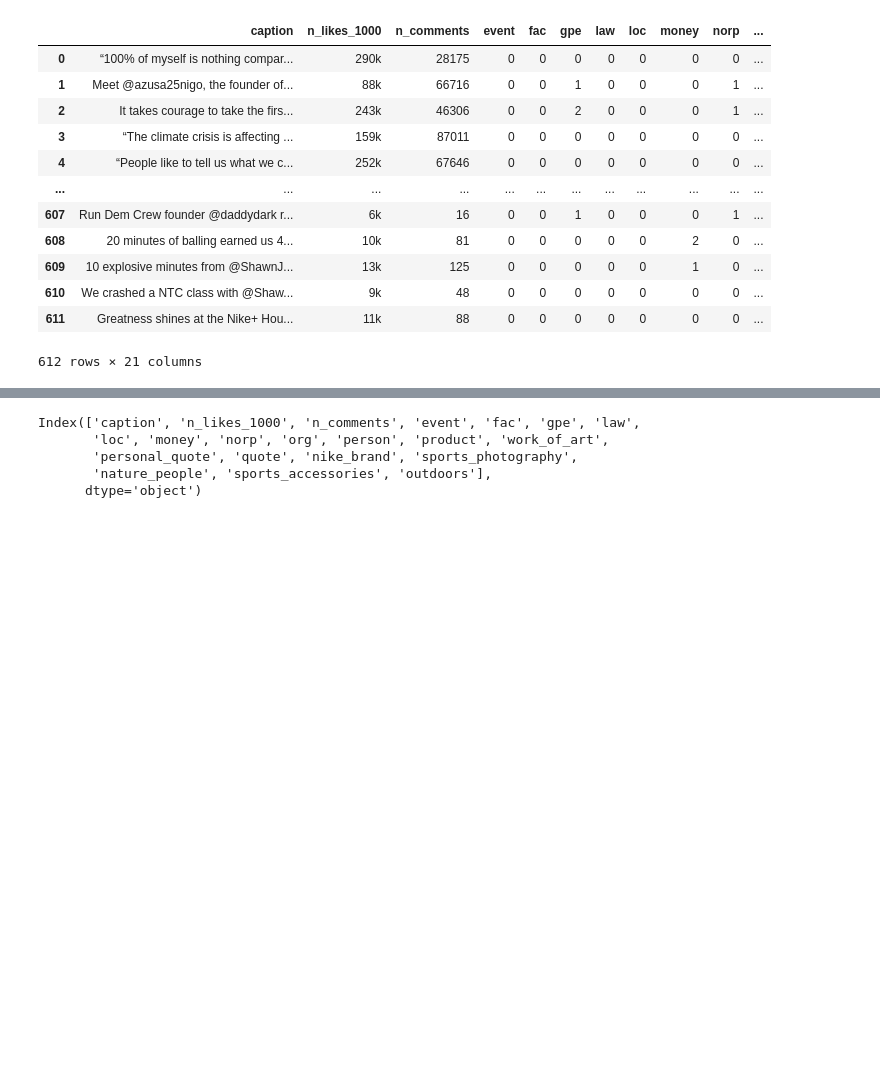
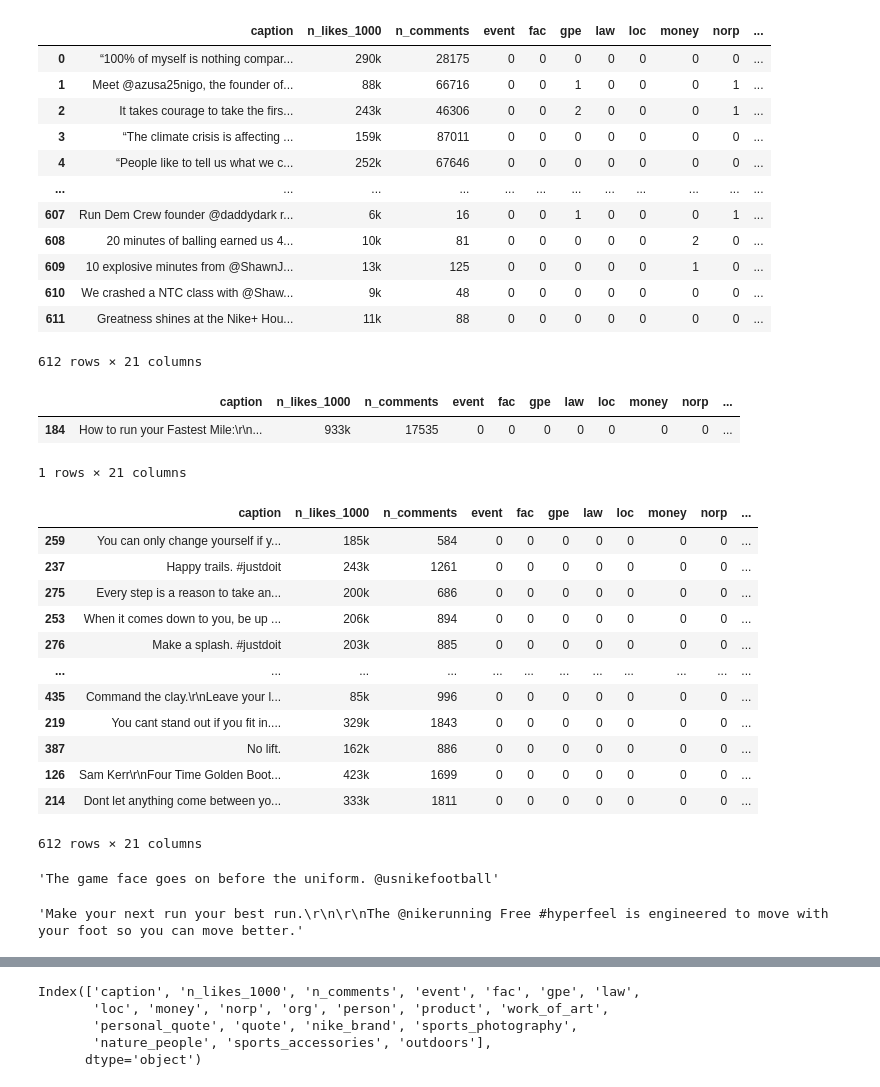
Before and after one commit to vicgpt/Unstructured-Data-Analytics, a Jupyter notebook: Project/supervised_learning.ipynb, the cells around one changed output, grey strips where cells are left out. Saved outputs shown, nothing was run; the diff lists cells and outputs as text; code cells hidden in the pictures; blank space fills up the shorter version.

```diff
--- a/Project/supervised_learning.ipynb
+++ b/Project/supervised_learning.ipynb
@@ -98,3 +98,34 @@ nike_supervised
 | 610 | We crashed a NTC class with @Shaw... | 9k | 48 | 0 | 0 | 0 | 0 | 0 | 0 | 0 | ... |
 | 611 | Greatness shines at the Nike+ Hou... | 11k | 88 | 0 | 0 | 0 | 0 | 0 | 0 | 0 | ... |
 612 rows × 21 columns
+# %%
+nike_supervised[nike_supervised['n_likes_1000'] == '933k']
+# nike_supervised[nike_supervised['n_likes_1000']
+# %% [output]
+|  | caption | n_likes_1000 | n_comments | event | fac | gpe | law | loc | money | norp | ... |
+| 184 | How to run your Fastest Mile:\r\n... | 933k | 17535 | 0 | 0 | 0 | 0 | 0 | 0 | 0 | ... |
+1 rows × 21 columns
+# %%
+nike_supervised.sort_values('nike_brand', ascending=False)
+# %% [output]
+|  | caption | n_likes_1000 | n_comments | event | fac | gpe | law | loc | money | norp | ... |
+| 259 | You can only change yourself if y... | 185k | 584 | 0 | 0 | 0 | 0 | 0 | 0 | 0 | ... |
+| 237 | Happy trails. #justdoit | 243k | 1261 | 0 | 0 | 0 | 0 | 0 | 0 | 0 | ... |
+| 275 | Every step is a reason to take an... | 200k | 686 | 0 | 0 | 0 | 0 | 0 | 0 | 0 | ... |
+| 253 | When it comes down to you, be up ... | 206k | 894 | 0 | 0 | 0 | 0 | 0 | 0 | 0 | ... |
+| 276 | Make a splash. #justdoit | 203k | 885 | 0 | 0 | 0 | 0 | 0 | 0 | 0 | ... |
+| ... | ... | ... | ... | ... | ... | ... | ... | ... | ... | ... | ... |
+| 435 | Command the clay.\r\nLeave your l... | 85k | 996 | 0 | 0 | 0 | 0 | 0 | 0 | 0 | ... |
+| 219 | You cant stand out if you fit in.... | 329k | 1843 | 0 | 0 | 0 | 0 | 0 | 0 | 0 | ... |
+| 387 | No lift. | 162k | 886 | 0 | 0 | 0 | 0 | 0 | 0 | 0 | ... |
+| 126 | Sam Kerr\r\nFour Time Golden Boot... | 423k | 1699 | 0 | 0 | 0 | 0 | 0 | 0 | 0 | ... |
+| 214 | Dont let anything come between yo... | 333k | 1811 | 0 | 0 | 0 | 0 | 0 | 0 | 0 | ... |
+612 rows × 21 columns
+# %%
+nike_supervised.iloc[nike_supervised['sports_photography'].idxmax(), 0]
+# %% [output]
+'The game face goes on before the uniform. @usnikefootball'
+# %%
+nike_supervised.iloc[nike_supervised['nature_people'].idxmax(), 0]
+# %% [output]
+'Make your next run your best run.\r\n\r\nThe @nikerunning Free #hyperfeel is engineered to move with your foot so you can move better.'
```
Also changed, not shown: parts of 26 cells of this notebook, 23 other files.
